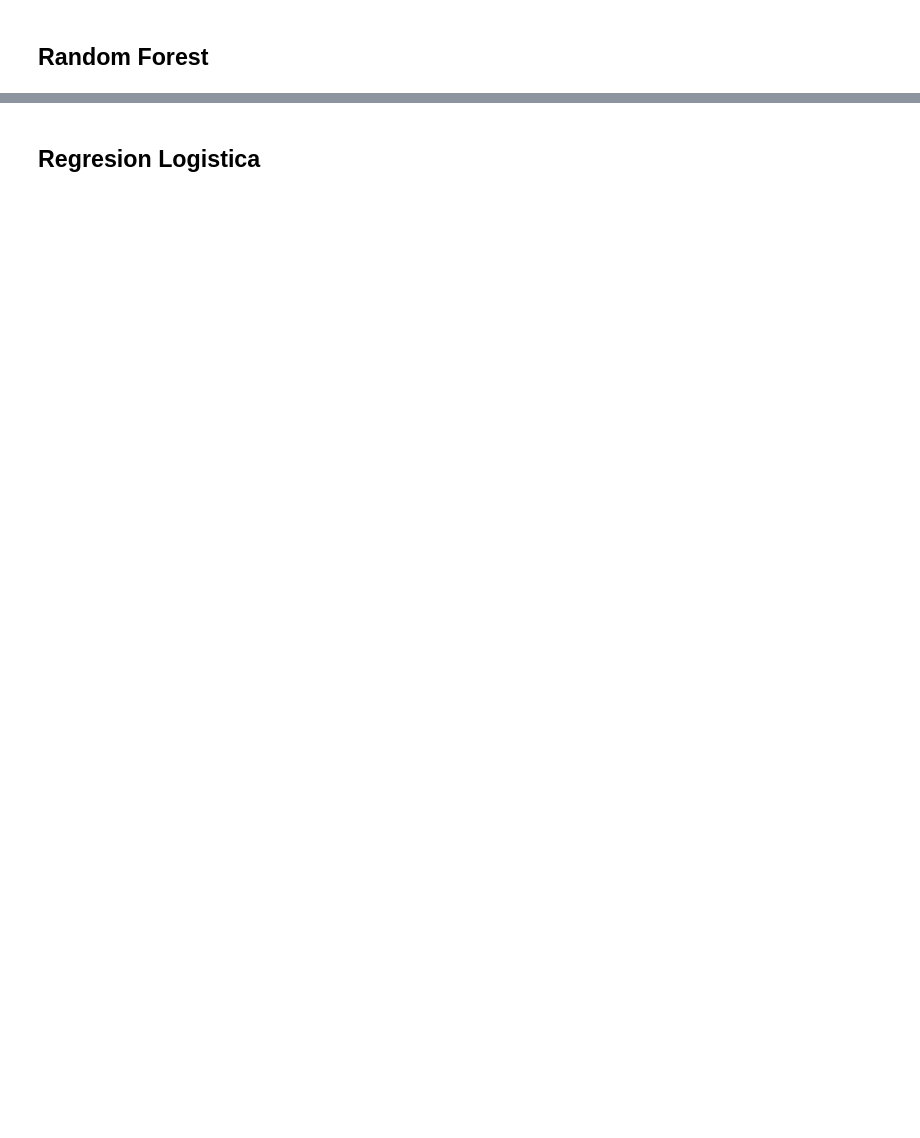
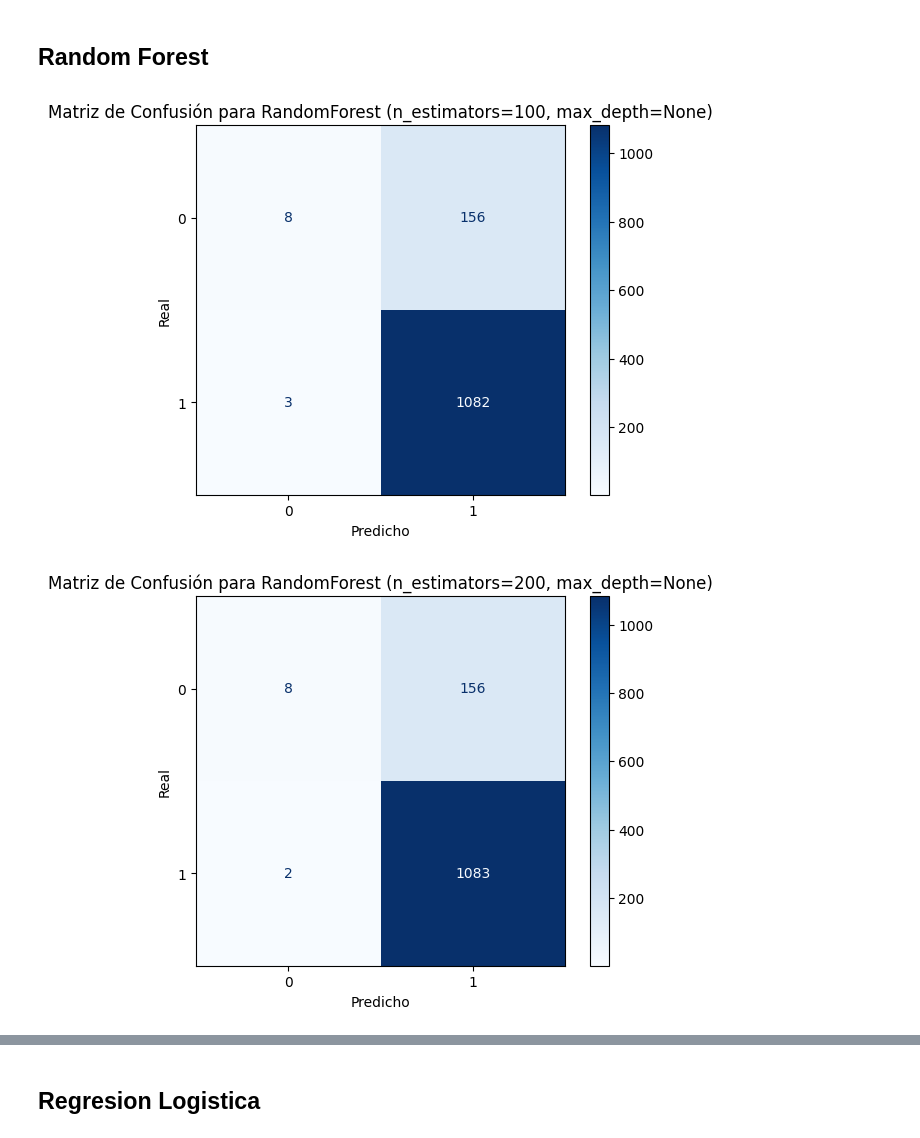
Before and after one commit to Apanizza197/AnalisisDeDatos, a Jupyter notebook: Proyecto/supervised.ipynb, the cells around one changed output, grey strips where cells are left out. Saved outputs shown, nothing was run; the diff lists cells and outputs as text; code cells hidden in the pictures; blank space fills up the shorter version.

Commit message:
Accuracy y las otras cosas con la matriz confusa

```diff
--- a/Proyecto/supervised.ipynb
+++ b/Proyecto/supervised.ipynb
@@ -148,22 +148,31 @@ def agregar_resultados(modelo_nombre, y_real, y_predicho, descripcion=''):
     resultados.loc[len(resultados)] = [modelo_nombre, accuracy, precision, recall, f1, descripcion]
 # %% [markdown]
 ## Random Forest
-# %%
-modelo_random_forest = RandomForestClassifier()
-modelo_random_forest.fit(X_train, y_train)
-y_pred = modelo_random_forest.predict(X_val)
-
-
-agregar_resultados('Random Forest', y_val, y_pred, descripcion='n_estimators=100, max_depth=None')
-
-modelo_random_forest = RandomForestClassifier(n_estimators=200)
-modelo_random_forest.fit(X_train, y_train)
-y_pred = modelo_random_forest.predict(X_val)
-
-agregar_resultados('Random Forest', y_val, y_pred, 'n_estimators=200, max_depth=None')
-
-modelo_random_forest = RandomForestClassifier(n_estimators=200, max_depth=10)
-modelo_random_forest.fit(X_train, y_train)
-y_pred = modelo_random_forest.predict(X_val)
-
-agregar_resultados('Random Forest', y_val, y_pred, 'n_estimators=100, max_depth=10')
+# %%
+from sklearn.metrics import ConfusionMatrixDisplay, confusion_matrix
+import matplotlib.pyplot as plt
+
+# Lista de configuraciones para el modelo RandomForest
+configurations = [
+    {"n_estimators": 100, "max_depth": None, "description": "n_estimators=100, max_depth=None"},
+    {"n_estimators": 200, "max_depth": None, "description": "n_estimators=200, max_depth=None"},
+    {"n_estimators": 200, "max_depth": 10, "description": "n_estimators=200, max_depth=10"}
+]
+
+for config in configurations:
+    # Inicializar y entrenar el modelo con los parámetros especificados
+    modelo_random_forest = RandomForestClassifier(n_estimators=config["n_estimators"], max_depth=config["max_depth"])
+    modelo_random_forest.fit(X_train, y_train)
+    y_pred = modelo_random_forest.predict(X_val)
+
+    # Generar y mostrar la matriz de confusión
+    matrix_confusion = confusion_matrix(y_val, y_pred)
+    disp = ConfusionMatrixDisplay(confusion_matrix=matrix_confusion)
+    disp.plot(cmap="Blues")
+    plt.title(f"Matriz de Confusión para RandomForest ({config['description']})")
+    plt.xlabel("Predicho")
+    plt.ylabel("Real")
+    plt.show()
+# %% [output]
+[figure, added]
+[figure, added]
```
Also changed, not shown: parts of 7 cells of this notebook.
